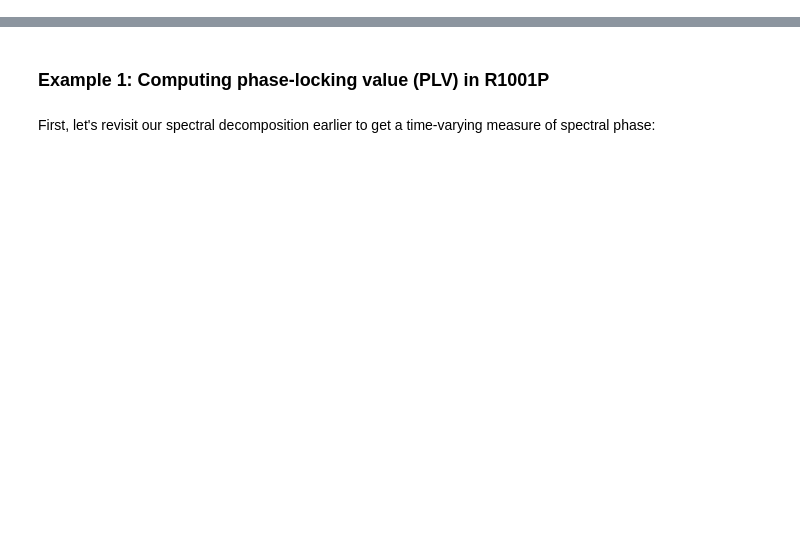
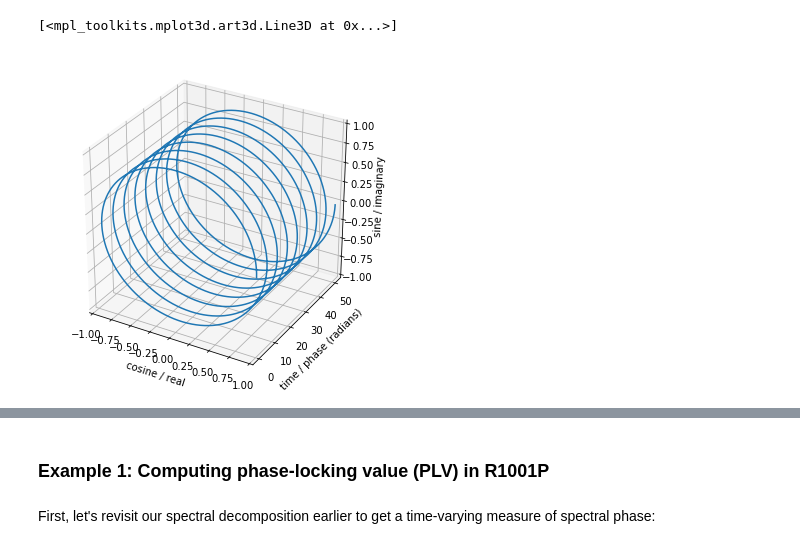
Before and after one commit to pennmem/CMLWorkshop, a Jupyter notebook: A2_Connectivity.ipynb, the cells around one changed output, grey strips where cells are left out. Drawn from its saved outputs; the diff is of its cells as text; code cells hidden in the pictures; blank space fills up the shorter version.

```diff
--- a/A2_Connectivity.ipynb
+++ b/A2_Connectivity.ipynb
@@ -0,0 +49,13 @@
+# %%
+from mpl_toolkits.mplot3d import Axes3D
+fig = plt.figure(figsize=(6,6))
+ax = fig.add_subplot(111, projection='3d')
+ax.set_xlim(-1,1)
+ax.set_xlabel('cosine / real')
+ax.set_zlim(-1,1)
+ax.set_zlabel('sine / imaginary')
+ax.set_ylabel('time / phase (radians)')
+ax.plot(np.cos(x), x, np.sin(x))
+# %% [output]
+[<mpl_toolkits.mplot3d.art3d.Line3D at 0x...>]
+[figure, added]
```
Also changed, not shown: parts of 16 cells of this notebook, 6 other files.
